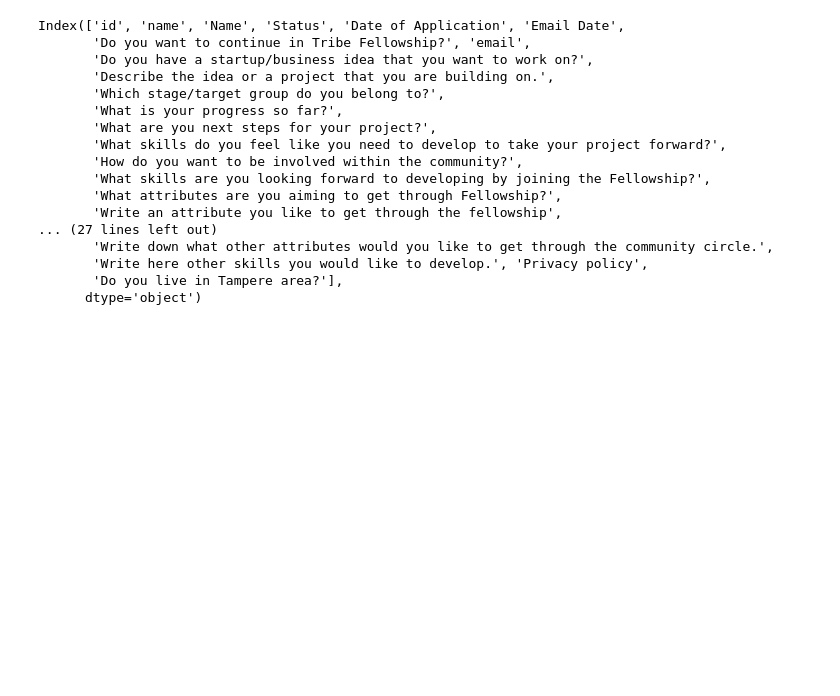
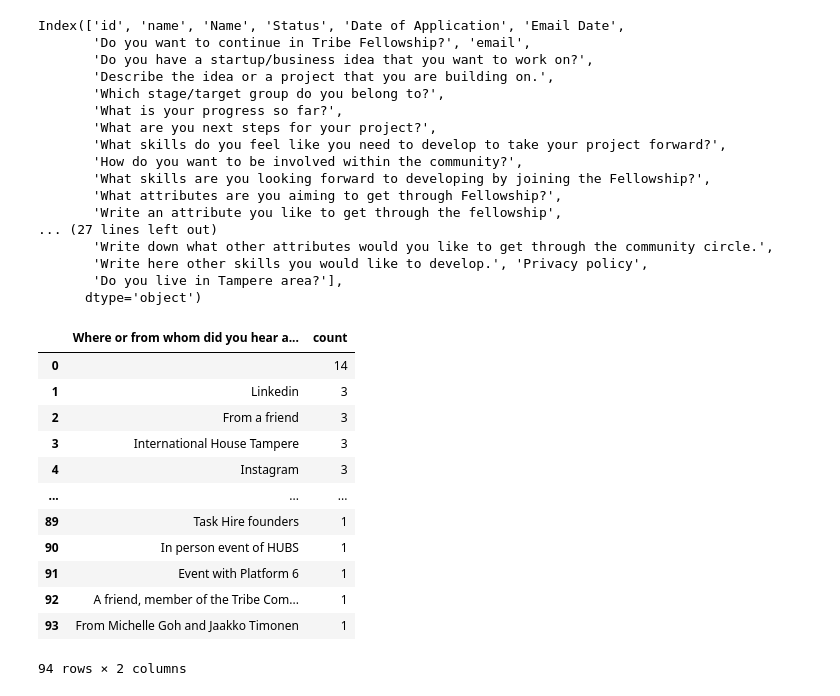
Before and after one commit to TribeDataTeam/Tribe-Data-Team, a Jupyter notebook: tribe_community_circle_data.ipynb, the cells around one changed output. Cells and saved outputs as stored; diff of their text form; code cells hidden in the pictures; blank space fills up the shorter version.

```diff
--- a/tribe_community_circle_data.ipynb
+++ b/tribe_community_circle_data.ipynb
@@ -701,3 +701,21 @@ Index(['id', 'name', 'Name', 'Status', 'Date of Application', 'Email Date',
        'Write here other skills you would like to develop.', 'Privacy policy',
        'Do you live in Tampere area?'],
       dtype='object')
+# %%
+x= comreg_data['Where or from whom did you hear about Fellowship?'].value_counts().reset_index()
+
+x
+# %% [output]
+|  | Where or from whom did you hear a... | count |
+| 0 |  | 14 |
+| 1 | Linkedin | 3 |
+| 2 | From a friend | 3 |
+| 3 | International House Tampere | 3 |
+| 4 | Instagram | 3 |
+| ... | ... | ... |
+| 89 | Task Hire founders | 1 |
+| 90 | In person event of HUBS | 1 |
+| 91 | Event with Platform 6 | 1 |
+| 92 | A friend, member of the Tribe Com... | 1 |
+| 93 | From Michelle Goh and Jaakko Timonen | 1 |
+94 rows × 2 columns
```
